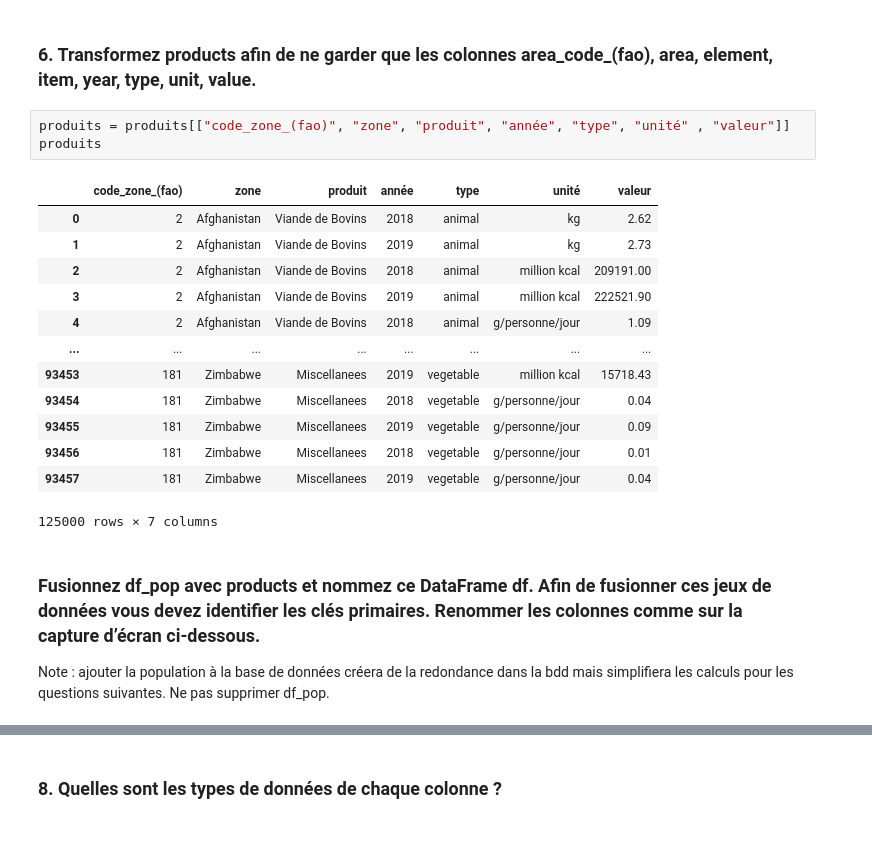
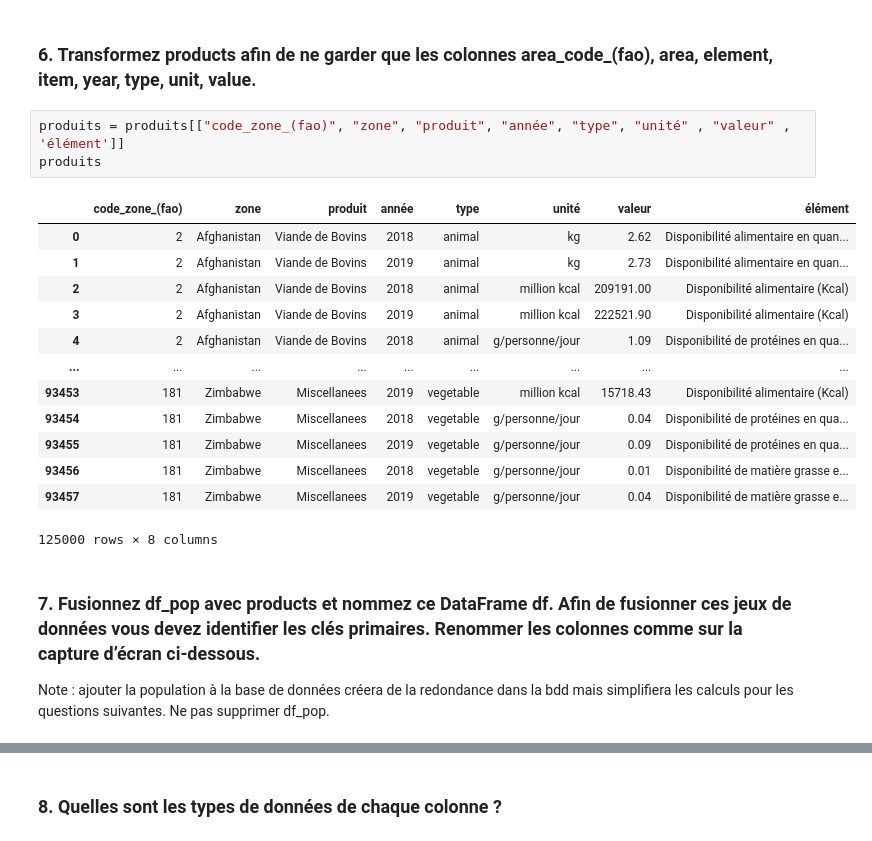
Before and after one commit to DonzerHD/Pandas_Dev_IA, a Jupyter notebook: Pandas_Activité.ipynb, the cells around one changed output, grey strips where cells are left out. Cells and saved outputs as stored; diff of their text form.

```diff
--- a/Pandas_Activité.ipynb
+++ b/Pandas_Activité.ipynb
@@ -107,24 +105,24 @@ df_pop
 # %% [markdown]
 ### 6. Transformez products afin de ne garder que les colonnes area_code_(fao), area, element, item, year, type, unit, value.
 # %%
-produits = produits[["code_zone_(fao)", "zone", "produit", "année", "type", "unité" , "valeur"]]
+produits = produits[["code_zone_(fao)", "zone", "produit", "année", "type", "unité" , "valeur" , 'élément']]
 produits
 # %% [output]
-|  | code_zone_(fao) | zone | produit | année | type | unité | valeur |
-| 0 | 2 | Afghanistan | Viande de Bovins | 2018 | animal | kg | 2.62 |
-| 1 | 2 | Afghanistan | Viande de Bovins | 2019 | animal | kg | 2.73 |
-| 2 | 2 | Afghanistan | Viande de Bovins | 2018 | animal | million kcal | 209191.00 |
-| 3 | 2 | Afghanistan | Viande de Bovins | 2019 | animal | million kcal | 222521.90 |
-| 4 | 2 | Afghanistan | Viande de Bovins | 2018 | animal | g/personne/jour | 1.09 |
-| ... | ... | ... | ... | ... | ... | ... | ... |
-| 93453 | 181 | Zimbabwe | Miscellanees | 2019 | vegetable | million kcal | 15718.43 |
-| 93454 | 181 | Zimbabwe | Miscellanees | 2018 | vegetable | g/personne/jour | 0.04 |
-| 93455 | 181 | Zimbabwe | Miscellanees | 2019 | vegetable | g/personne/jour | 0.09 |
-| 93456 | 181 | Zimbabwe | Miscellanees | 2018 | vegetable | g/personne/jour | 0.01 |
-| 93457 | 181 | Zimbabwe | Miscellanees | 2019 | vegetable | g/personne/jour | 0.04 |
+|  | code_zone_(fao) | zone | produit | année | type | unité | valeur | élément |
+| 0 | 2 | Afghanistan | Viande de Bovins | 2018 | animal | kg | 2.62 | Disponibilité alimentaire en quan... |
+| 1 | 2 | Afghanistan | Viande de Bovins | 2019 | animal | kg | 2.73 | Disponibilité alimentaire en quan... |
+| 2 | 2 | Afghanistan | Viande de Bovins | 2018 | animal | million kcal | 209191.00 | Disponibilité alimentaire (Kcal) |
+| 3 | 2 | Afghanistan | Viande de Bovins | 2019 | animal | million kcal | 222521.90 | Disponibilité alimentaire (Kcal) |
+| 4 | 2 | Afghanistan | Viande de Bovins | 2018 | animal | g/personne/jour | 1.09 | Disponibilité de protéines en qua... |
+| ... | ... | ... | ... | ... | ... | ... | ... | ... |
+| 93453 | 181 | Zimbabwe | Miscellanees | 2019 | vegetable | million kcal | 15718.43 | Disponibilité alimentaire (Kcal) |
+| 93454 | 181 | Zimbabwe | Miscellanees | 2018 | vegetable | g/personne/jour | 0.04 | Disponibilité de protéines en qua... |
+| 93455 | 181 | Zimbabwe | Miscellanees | 2019 | vegetable | g/personne/jour | 0.09 | Disponibilité de protéines en qua... |
+| 93456 | 181 | Zimbabwe | Miscellanees | 2018 | vegetable | g/personne/jour | 0.01 | Disponibilité de matière grasse e... |
+| 93457 | 181 | Zimbabwe | Miscellanees | 2019 | vegetable | g/personne/jour | 0.04 | Disponibilité de matière grasse e... |
-125000 rows × 7 columns
+125000 rows × 8 columns
 # %% [markdown]
-### Fusionnez df_pop avec products et nommez ce DataFrame df. Afin de fusionner ces jeux de données vous devez identifier les clés primaires. Renommer les colonnes comme sur la capture d’écran ci-dessous.
+### 7. Fusionnez df_pop avec products et nommez ce DataFrame df. Afin de fusionner ces jeux de données vous devez identifier les clés primaires. Renommer les colonnes comme sur la capture d’écran ci-dessous.
 Note : ajouter la population à la base de données créera de la redondance dans la bdd mais simplifiera les calculs pour les questions suivantes. Ne pas supprimer df_pop.
 # %%
 df = pd.merge(df_pop, produits, on=["code_zone_(fao)", "zone", "année"])
```
Also changed, not shown: parts of 13 cells of this notebook.
